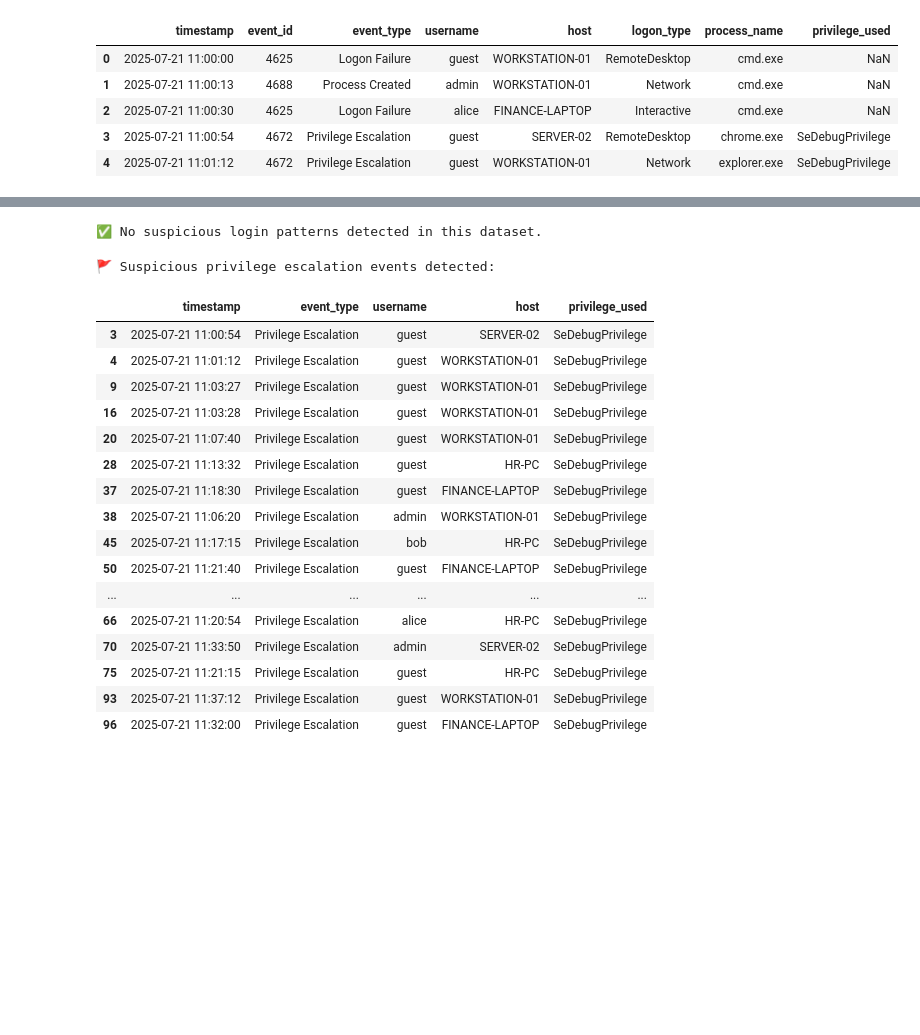
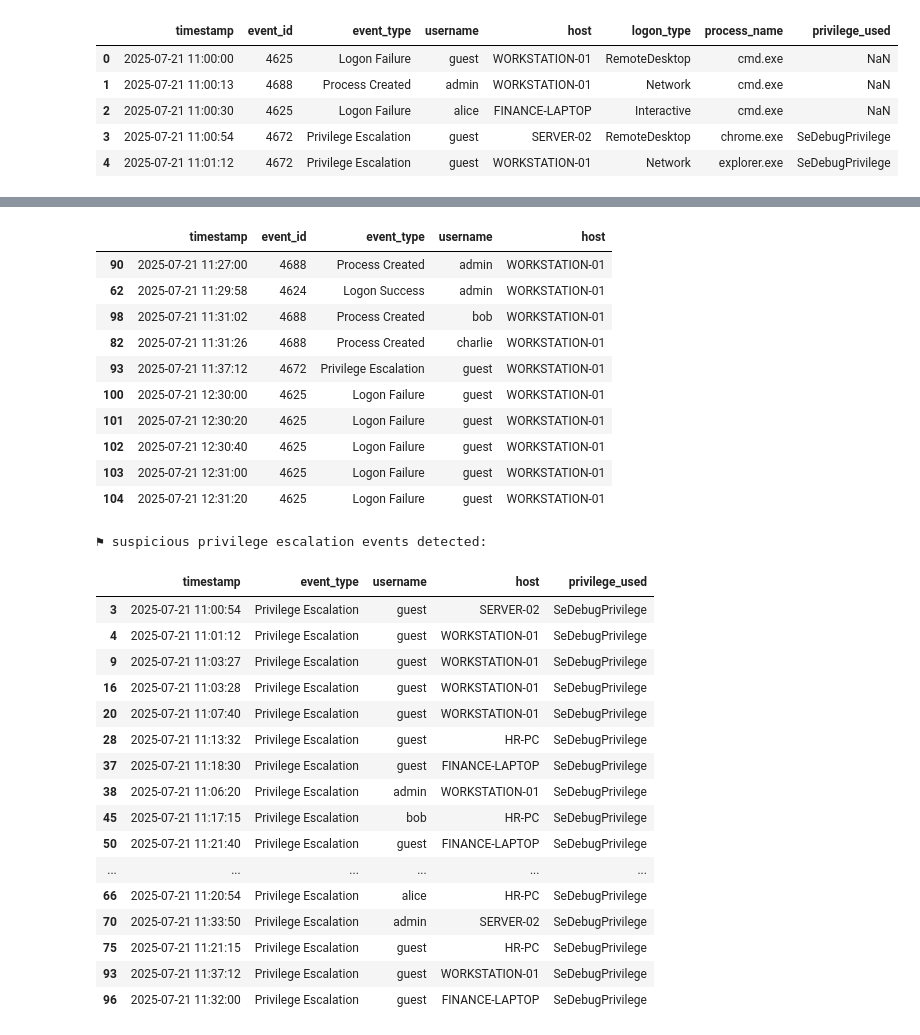
Before and after one commit to Hussien-K11/Simple-SIEM-Simulation, a Jupyter notebook: notebooks/detection_windows_logs.ipynb, the cells around one changed output, grey strips where cells are left out. Drawn from its saved outputs; the diff is of its cells as text; code cells hidden in the pictures; blank space fills up the shorter version.

```diff
--- a/notebooks/detection_windows_logs.ipynb
+++ b/notebooks/detection_windows_logs.ipynb
@@ -102,40 +187,40 @@ for host, group in failed_logins.groupby('host'):
-# %%
-# Display suspicious failed login clusters
-if suspicious_windows:
-    result_df = pd.concat(suspicious_windows).drop_duplicates()
-    print("🚩 Multiple failed login attempts detected from same host:")
-    display(result_df[['timestamp', 'event_type', 'username', 'host']])
-else:
-    print("✅ No suspicious login patterns detected in this dataset.")
-# %% [output]
-✅ No suspicious login patterns detected in this dataset.
+# %%
+result_df_ioc_preview = df_ioc[df_ioc['host'] == ioc_host].sort_values('timestamp').tail(10)
+display(result_df_ioc_preview[['timestamp','event_id','event_type','username','host']])
+# %% [output]
+|  | timestamp | event_id | event_type | username | host |
+| 90 | 2025-07-21 11:27:00 | 4688 | Process Created | admin | WORKSTATION-01 |
+| 62 | 2025-07-21 11:29:58 | 4624 | Logon Success | admin | WORKSTATION-01 |
+| 98 | 2025-07-21 11:31:02 | 4688 | Process Created | bob | WORKSTATION-01 |
+| 82 | 2025-07-21 11:31:26 | 4688 | Process Created | charlie | WORKSTATION-01 |
+| 93 | 2025-07-21 11:37:12 | 4672 | Privilege Escalation | guest | WORKSTATION-01 |
+| 100 | 2025-07-21 12:30:00 | 4625 | Logon Failure | guest | WORKSTATION-01 |
+| 101 | 2025-07-21 12:30:20 | 4625 | Logon Failure | guest | WORKSTATION-01 |
+| 102 | 2025-07-21 12:30:40 | 4625 | Logon Failure | guest | WORKSTATION-01 |
+| 103 | 2025-07-21 12:31:00 | 4625 | Logon Failure | guest | WORKSTATION-01 |
+| 104 | 2025-07-21 12:31:20 | 4625 | Logon Failure | guest | WORKSTATION-01 |
 # %%
-# Rule 3 – Detect suspicious use of privilege escalation (Event ID 4672)
+# Rule 3 - suspicious privilege escalation (event id 4672)
 
-# Filter only privileged logon events
-priv_escalation = df[df['event_id'] == 4672].copy()
-
-# Convert timestamp
+priv_escalation = df_clean[df_clean['event_id'] == 4672].copy()
 priv_escalation['timestamp'] = pd.to_datetime(priv_escalation['timestamp'])
 
-# Define suspicious usernames and hostnames (can customise)
+# tune these to your dataset
 suspicious_users = ['guest', 'test', 'admin', 'svc_account']
 suspicious_hosts = ['FINANCE-LAPTOP', 'DEV-01', 'HR-PC']
 
-# Apply filters
 suspicious_events = priv_escalation[
-    (priv_escalation['username'].str.lower().isin(suspicious_users)) |
-    (priv_escalation['host'].isin(suspicious_hosts))
+    priv_escalation['username'].str.lower().isin([u.lower() for u in suspicious_users]) |
+    priv_escalation['host'].isin(suspicious_hosts)
 ]
 
-# Display the results
 if not suspicious_events.empty:
-    print("🚩 Suspicious privilege escalation events detected:")
+    print('⚑ suspicious privilege escalation events detected:')
     display(suspicious_events[['timestamp', 'event_type', 'username', 'host', 'privilege_used']])
 else:
-    print("✅ No suspicious privilege escalation detected.")
+    print('✅ no suspicious privilege escalation detected.')
 # %% [output]
-🚩 Suspicious privilege escalation events detected:
+⚑ suspicious privilege escalation events detected:
 |  | timestamp | event_type | username | host | privilege_used |
 | 3 | 2025-07-21 11:00:54 | Privilege Escalation | guest | SERVER-02 | SeDebugPrivilege |
 | 4 | 2025-07-21 11:01:12 | Privilege Escalation | guest | WORKSTATION-01 | SeDebugPrivilege |
```
Also changed, not shown: parts of 12 cells of this notebook, 2 other files.
